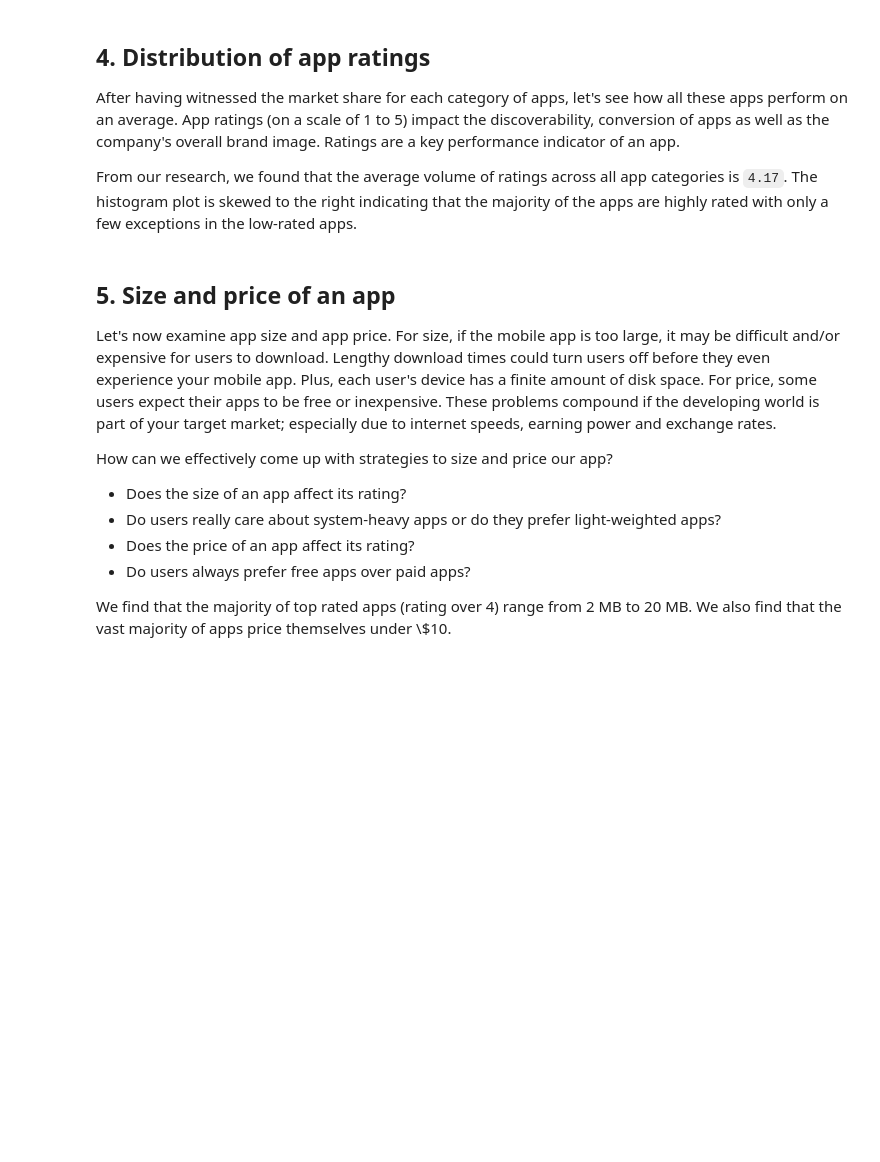
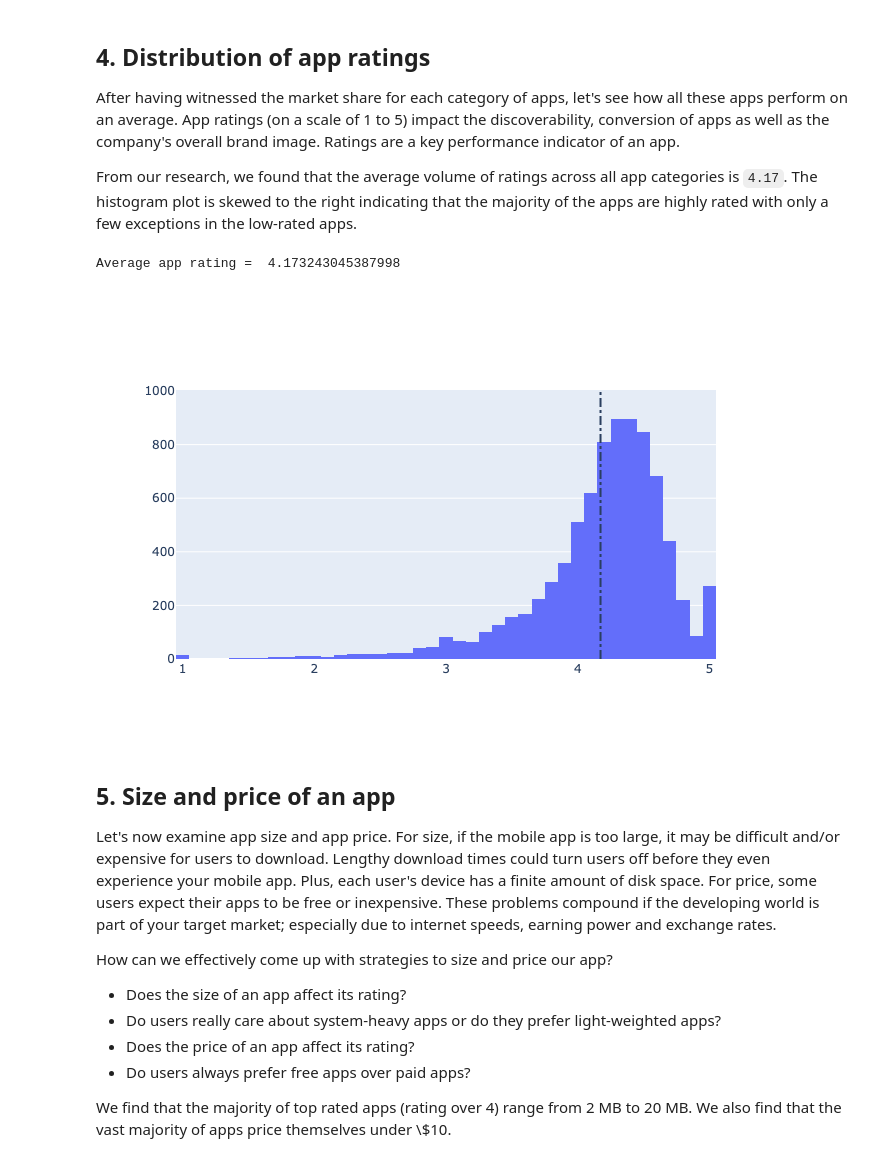
Before and after one commit to lilianngweta/android-apps-market-analysis, a Jupyter notebook: notebook.ipynb, the cells around one changed output. Saved outputs shown, nothing was run; the diff lists cells and outputs as text; code cells hidden in the pictures; blank space fills up the shorter version.

Commit message:
Distribution of app ratings visualization

```diff
--- a/notebook.ipynb
+++ b/notebook.ipynb
@@ -104,26 +104,31 @@ Number of categories =  33
 <p>From our research, we found that the average volume of ratings across all app categories is <code>4.17</code>. The histogram plot is skewed to the right indicating that the majority of the apps are highly rated with only a few exceptions in the low-rated apps.</p>
 # %%
 # Average rating of apps
-avg_app_rating = ...
+avg_app_rating = apps["Rating"].mean()
 print('Average app rating = ', avg_app_rating)
 
 # Distribution of apps according to their ratings
 data = [go.Histogram(
         x = apps['Rating']
 )]
 
 # Vertical dashed line to indicate the average app rating
 layout = {'shapes': [{
               'type' :'line',
               'x0': avg_app_rating,
               'y0': 0,
               'x1': avg_app_rating,
               'y1': 1000,
               'line': { 'dash': 'dashdot'}
           }]
           }
 
-plotly.offline.iplot({'data': data, 'layout': layout})
+# plotly.offline.iplot({'data': data, 'layout': layout})
+fig = go.Figure(data, layout)
+fig.show("png")
+# %% [output]
+Average app rating =  4.173243045387998
+[figure, added]
 # %% [markdown]
 ## 5. Size and price of an app
 <p>Let's now examine app size and app price. For size, if the mobile app is too large, it may be difficult and/or expensive for users to download. Lengthy download times could turn users off before they even experience your mobile app. Plus, each user's device has a finite amount of disk space. For price, some users expect their apps to be free or inexpensive. These problems compound if the developing world is part of your target market; especially due to internet speeds, earning power and exchange rates.</p>
```
